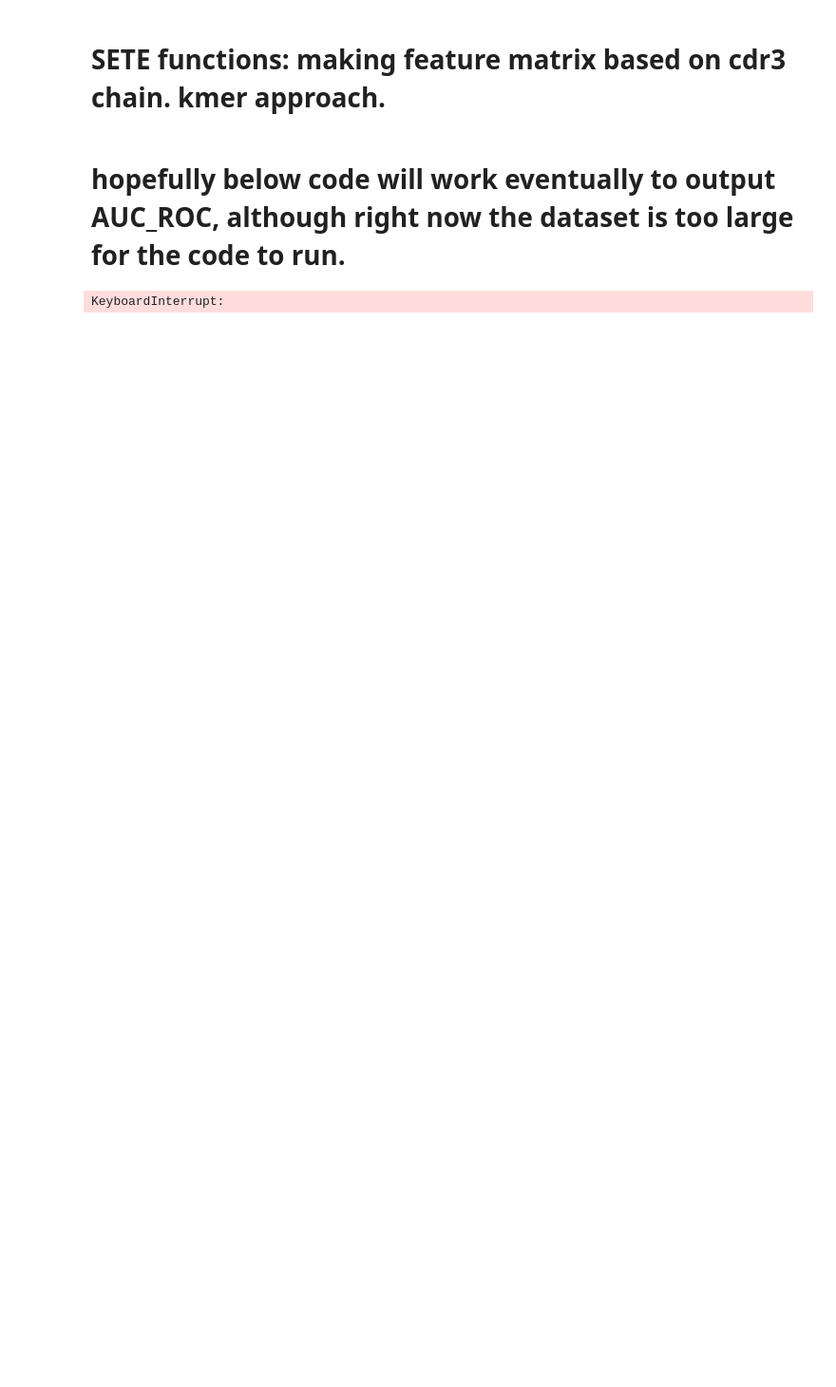
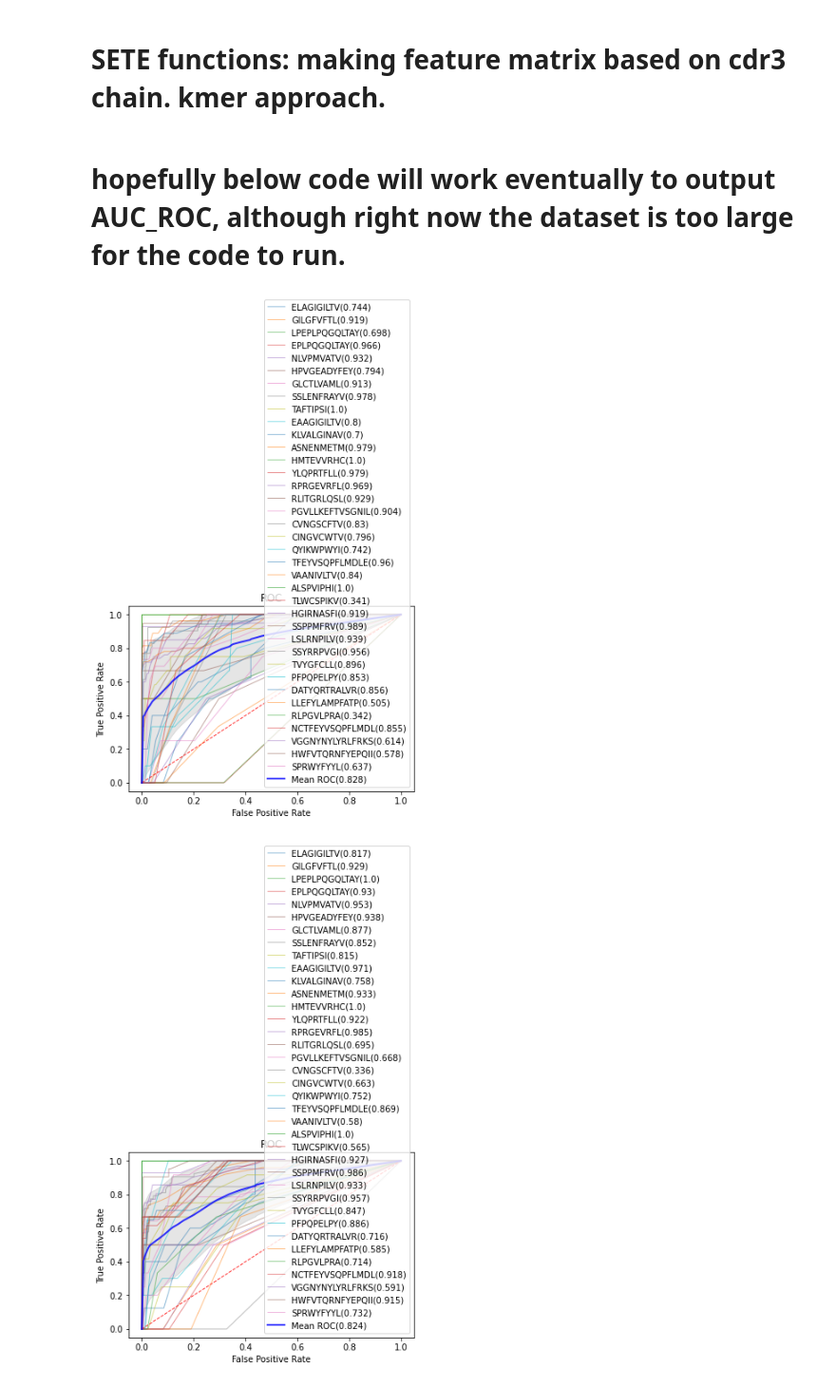
Before and after one commit to UoB-DSMP-2023-24/dsmp-2024-group-13, a Jupyter notebook: initial_SETE_approach.ipynb, the cells around one changed output. Shown: that part at 95% size. Saved outputs shown, nothing was run; the diff lists cells and outputs as text; code cells hidden in the pictures; blank space fills up the shorter version.

```diff
--- a/initial_SETE_approach.ipynb
+++ b/initial_SETE_approach.ipynb
@@ -22,0 +45,4 @@ df_cleaned = preprocess_data(df, relevant_columns=None, drop_duplicates=True)
+# %%
+df_slim = pd.read_csv('/Users/joesouber/Downloads/filtered_df.csv')
+df_slim = pd.DataFrame(df_slim)
+df_slim
@@ -247,9 +286,10 @@ warnings.filterwarnings('ignore')
+# %%
+X, y, feature_names, kmer_count_dict, epitope_names = create_features_matrix(df_slim, include_alpha=False, include_beta=True, alpha_col='cdr3.alpha', beta_col='cdr3.beta', label_col='antigen.epitope', k=3)
 # %%
-
-
-classifier = OneVsRestClassifier(GradientBoostingClassifier(learning_rate=0.1, max_features='sqrt', subsample=0.8,
-                                random_state=10, n_estimators=70, max_depth=10, loss="log_loss"
-                                ))
-auc_result, acc, precision, recall = predict_auc(X, y, classifier, 2, epitope_names)
+#classifier = GradientBoostingClassifier(subsample=0.8,random_state=10, n_estimators=70, learning_rate=0.1, max_features='sqrt', max_depth=10)
+from sklearn.ensemble import RandomForestClassifier
+rf_classifier = RandomForestClassifier(n_estimators=100, random_state=42)
+auc_result, acc, precision, recall = predict_auc(X, y, rf_classifier, 5, epitope_names, True)
 # %% [output]
-KeyboardInterrupt:
+[figure, added]
+[figure, added]
```
Also changed, not shown: parts of 9 cells of this notebook.
